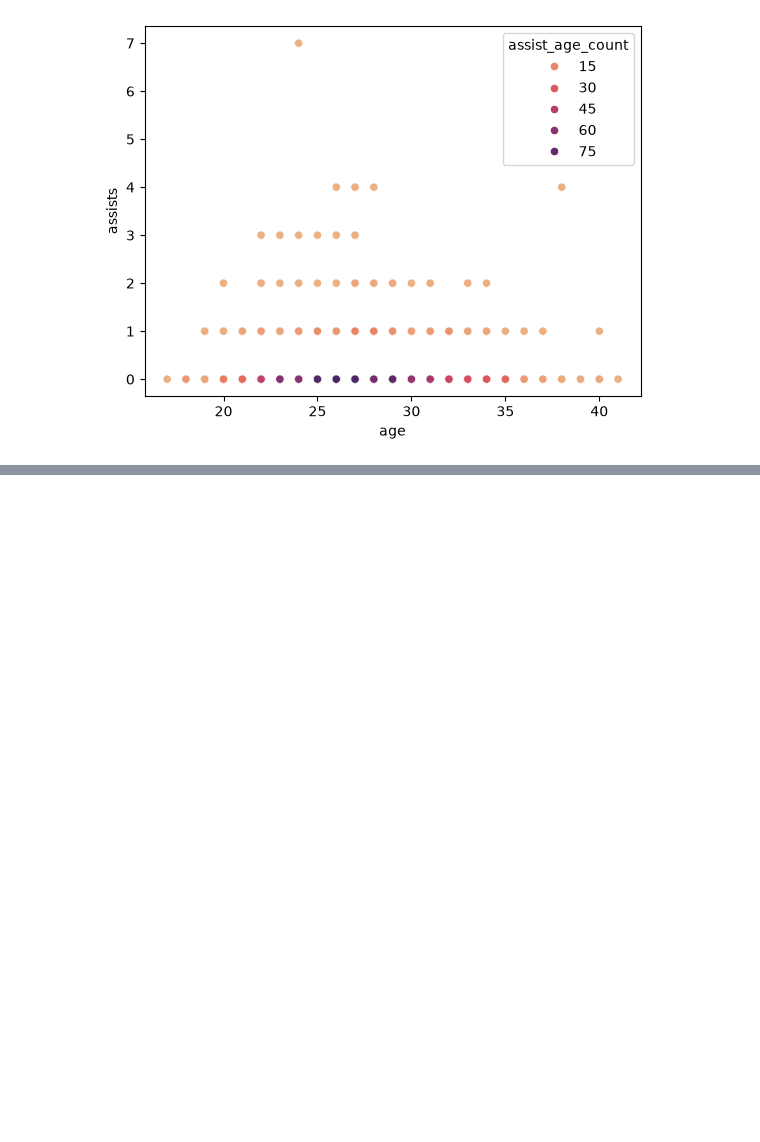
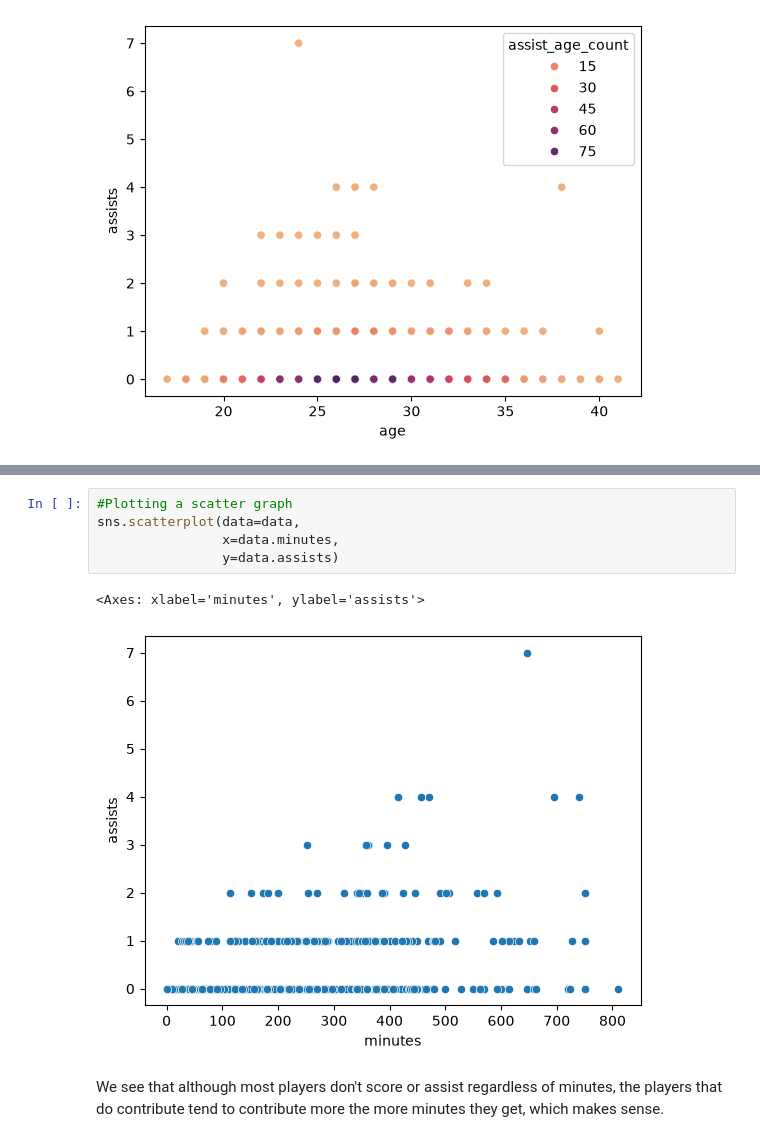
Before and after one commit to kacprinho/world-cup-EDA, a Jupyter notebook: notebooks/player-EDA.ipynb, the cells around one changed output, grey strips where cells are left out. Drawn from its saved outputs; the diff is of its cells as text; blank space fills up the shorter version.

```diff
--- a/notebooks/player-EDA.ipynb
+++ b/notebooks/player-EDA.ipynb
@@ -211,0 +225,10 @@ Both of the scatter plots show that the distribution of the age by goals/assists
+# %%
+#Plotting a scatter graph
+sns.scatterplot(data=data,
+                x=data.minutes,
+                y=data.assists)
+# %% [output]
+<Axes: xlabel='minutes', ylabel='assists'>
+[figure, added]
+# %% [markdown]
+We see that although most players don't score or assist regardless of minutes, the players that do contribute tend to contribute more the more minutes they get, which makes sense.
```
Also changed, not shown: parts of 3 cells of this notebook.
